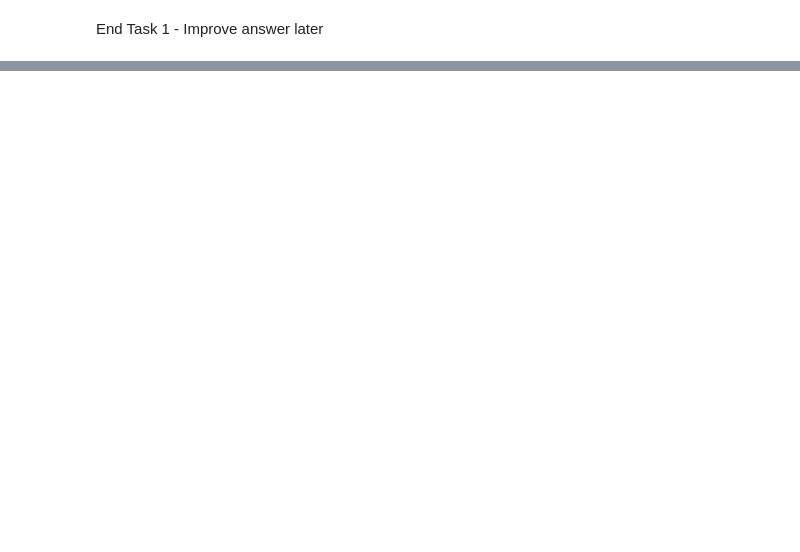
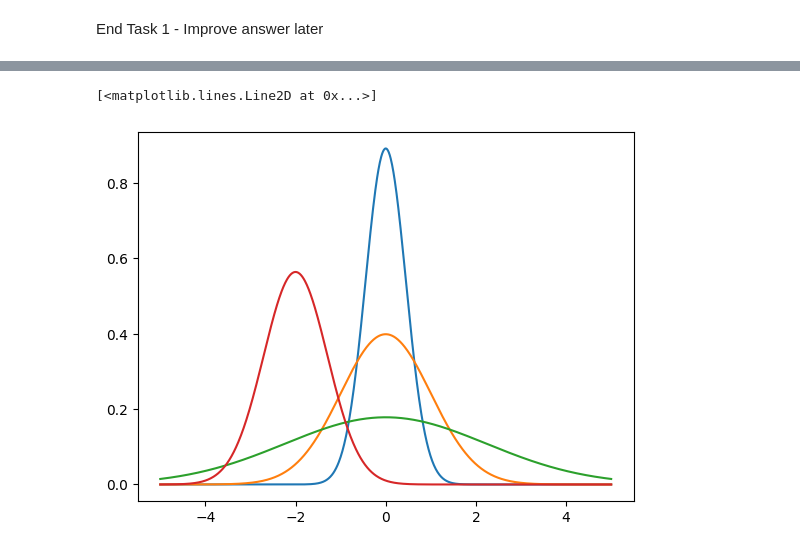
Before and after one commit to RochejamieGMIT/MachineLearning, a Jupyter notebook: tasks.ipynb, the cells around one changed output, grey strips where cells are left out. Drawn from its saved outputs; the diff is of its cells as text; code cells hidden in the pictures; blank space fills up the shorter version.

```diff
--- a/tasks.ipynb
+++ b/tasks.ipynb
@@ -56,0 +57,8 @@ End Task 1 - Improve answer later
+# %%
+import numpy as np
+
+def normal_pdf (x, mu=0.0, sigma=1.0):
+    #Answer A*B
+    A = 1.0/(sigma *np.sqrt(2.0*np.pi))
+    B = np.exp(-0.5*((x-mu)/sigma)**2)
+    return A*B
@@ -56,0 +71,15 @@ End Task 1 - Improve answer later
+# %%
+# blank plot
+import matplotlib.pyplot as plt
+fig, ax = plt.subplots()
+#
+x = np.linspace(-5.0,5.0,1001)
+
+# plot values
+ax.plot(x,normal_pdf(x,mu=-0.0,sigma=np.sqrt(0.2)))
+ax.plot(x,normal_pdf(x,mu=-0.0,sigma=np.sqrt(1.0)))
+ax.plot(x,normal_pdf(x,mu=-0.0,sigma=np.sqrt(5.0)))
+ax.plot(x,normal_pdf(x,mu=-2.0,sigma=np.sqrt(0.5)))
+# %% [output]
+[<matplotlib.lines.Line2D at 0x...>]
+[figure, added]
```
Also changed, not shown: parts of 5 cells of this notebook.
